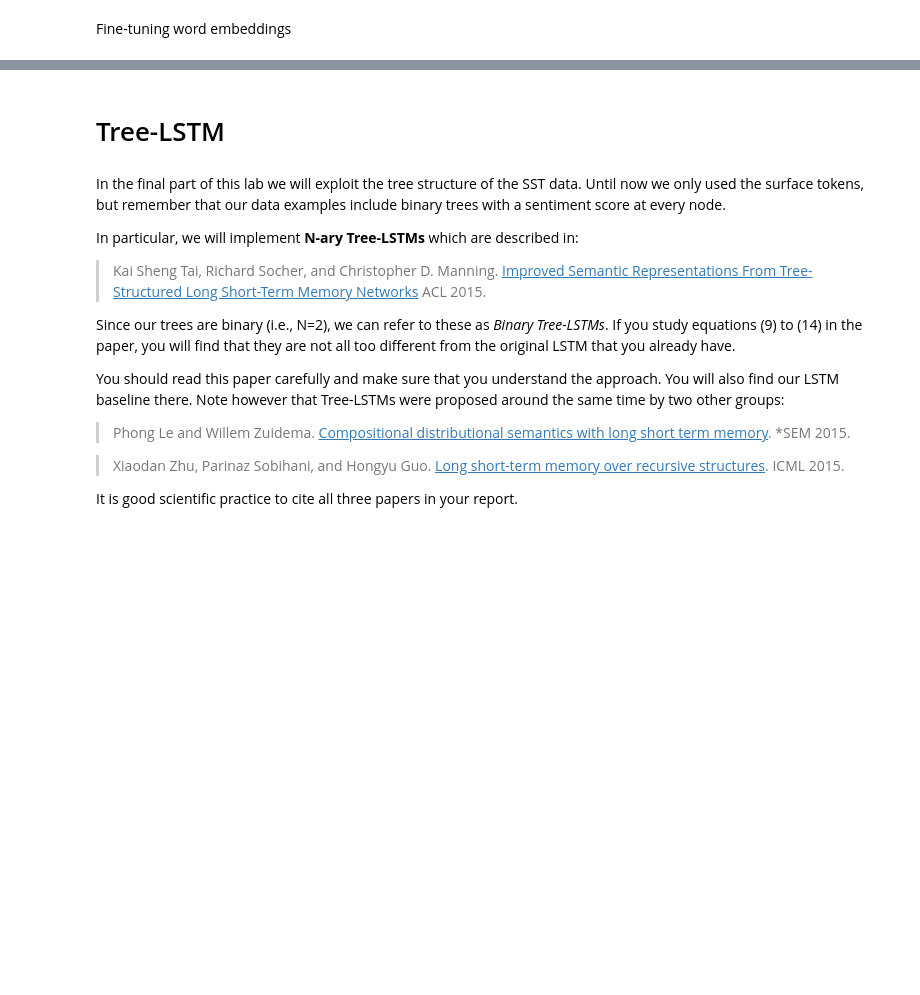
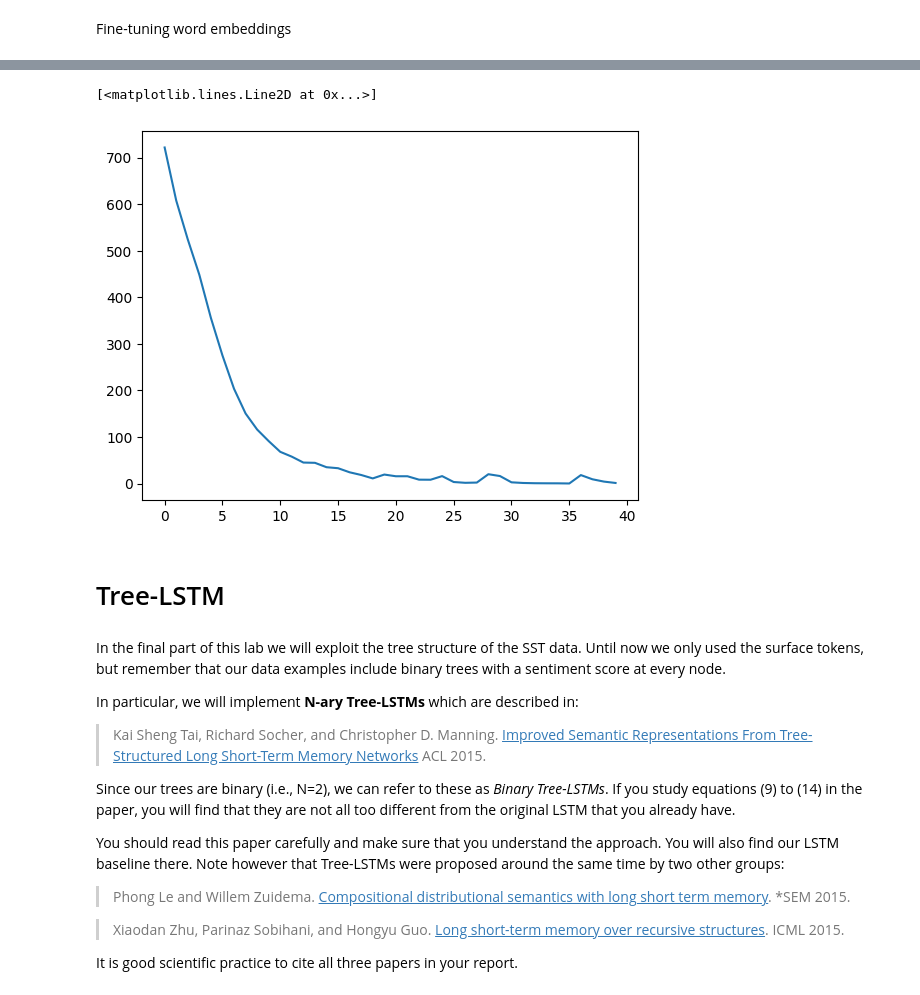
Before and after one commit to meherc99/nlp1-practicals, a Jupyter notebook: NLP1_2024_Practical_2.ipynb, the cells around one changed output, grey strips where cells are left out. Drawn from its saved outputs; the diff is of its cells as text; code cells hidden in the pictures; blank space fills up the shorter version.

```diff
--- a/NLP1_2024_Practical_2.ipynb
+++ b/NLP1_2024_Practical_2.ipynb
@@ -1573,5 +1723,9 @@ lstm_losses, lstm_accuracies = train_model(
 # %%
 # plot training loss
+plt.plot(lstm_losses)
+# %% [output]
+[<matplotlib.lines.Line2D at 0x...>]
+[figure, added]
 # %% [markdown]
 # Tree-LSTM
 # %% [markdown]
```
Also changed, not shown: parts of 13 cells of this notebook.
